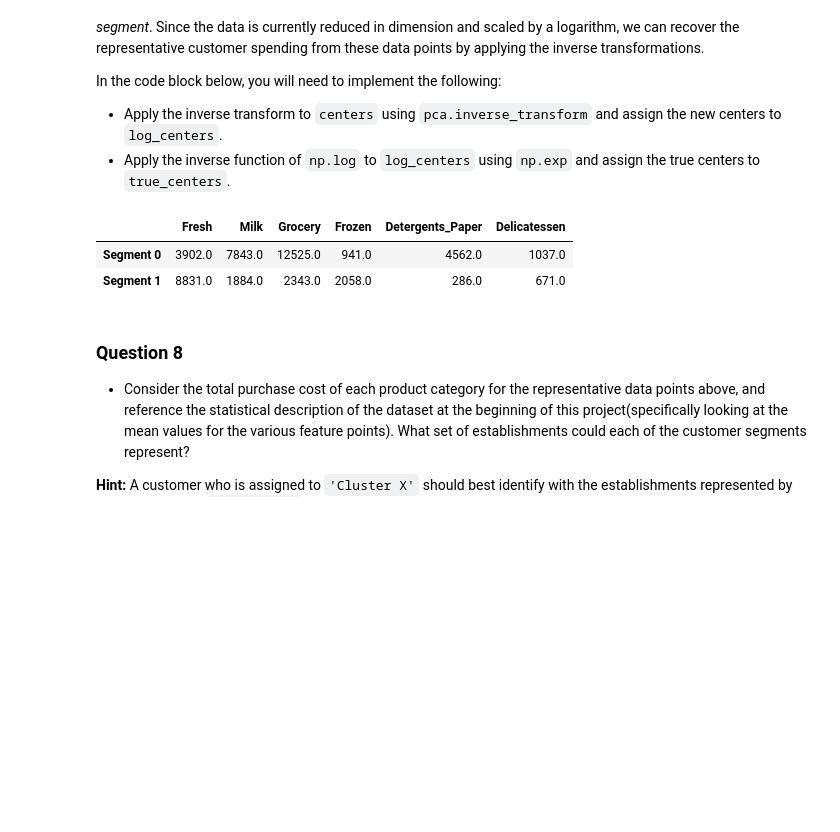
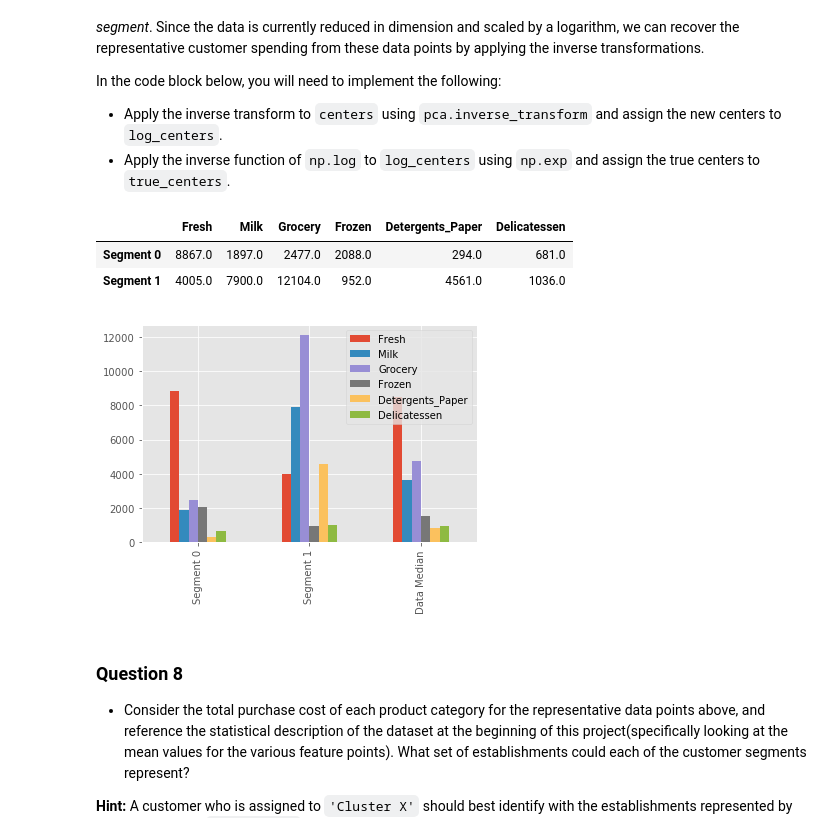
Before and after one commit to August-K-Y/MachineLearningNanoDegree, a Jupyter notebook: projects/customer_segments/customer_segments.ipynb, the cells around one changed output. Saved outputs shown, nothing was run; the diff lists cells and outputs as text; code cells hidden in the pictures; blank space fills up the shorter version.

Commit message:
update customer segment project

```diff
--- a/projects/customer_segments/customer_segments.ipynb
+++ b/projects/customer_segments/customer_segments.ipynb
@@ -528,19 +591,30 @@ In the code block below, you will need to implement the following:
 # %%
 # TODO: Inverse transform the centers
 log_centers =  pca.inverse_transform(centers)
 
 # TODO: Exponentiate the centers
 true_centers = np.exp(log_centers)
 
 # Display the true centers
 segments = ['Segment {}'.format(i) for i in range(0,len(centers))]
 true_centers = pd.DataFrame(np.round(true_centers), columns = data.keys())
 true_centers.index = segments
 display(true_centers)
+
+compare = true_centers.copy()
+compare.loc[true_centers.shape[0]] = data.median()
+
+plt.style.use('ggplot')
+compare.plot(kind='bar')
+labels = true_centers.index.values.tolist()
+labels.append("Data Median")
+plt.xticks(range(compare.shape[0]),labels)
+plt.show()
 # %% [output]
 |  | Fresh | Milk | Grocery | Frozen | Detergents_Paper | Delicatessen |
-| Segment 0 | 3902.0 | 7843.0 | 12525.0 | 941.0 | 4562.0 | 1037.0 |
-| Segment 1 | 8831.0 | 1884.0 | 2343.0 | 2058.0 | 286.0 | 671.0 |
+| Segment 0 | 8867.0 | 1897.0 | 2477.0 | 2088.0 | 294.0 | 681.0 |
+| Segment 1 | 4005.0 | 7900.0 | 12104.0 | 952.0 | 4561.0 | 1036.0 |
+[figure, added]
 # %% [markdown]
 ### Question 8
 
```
Also changed, not shown: parts of 14 cells of this notebook.
